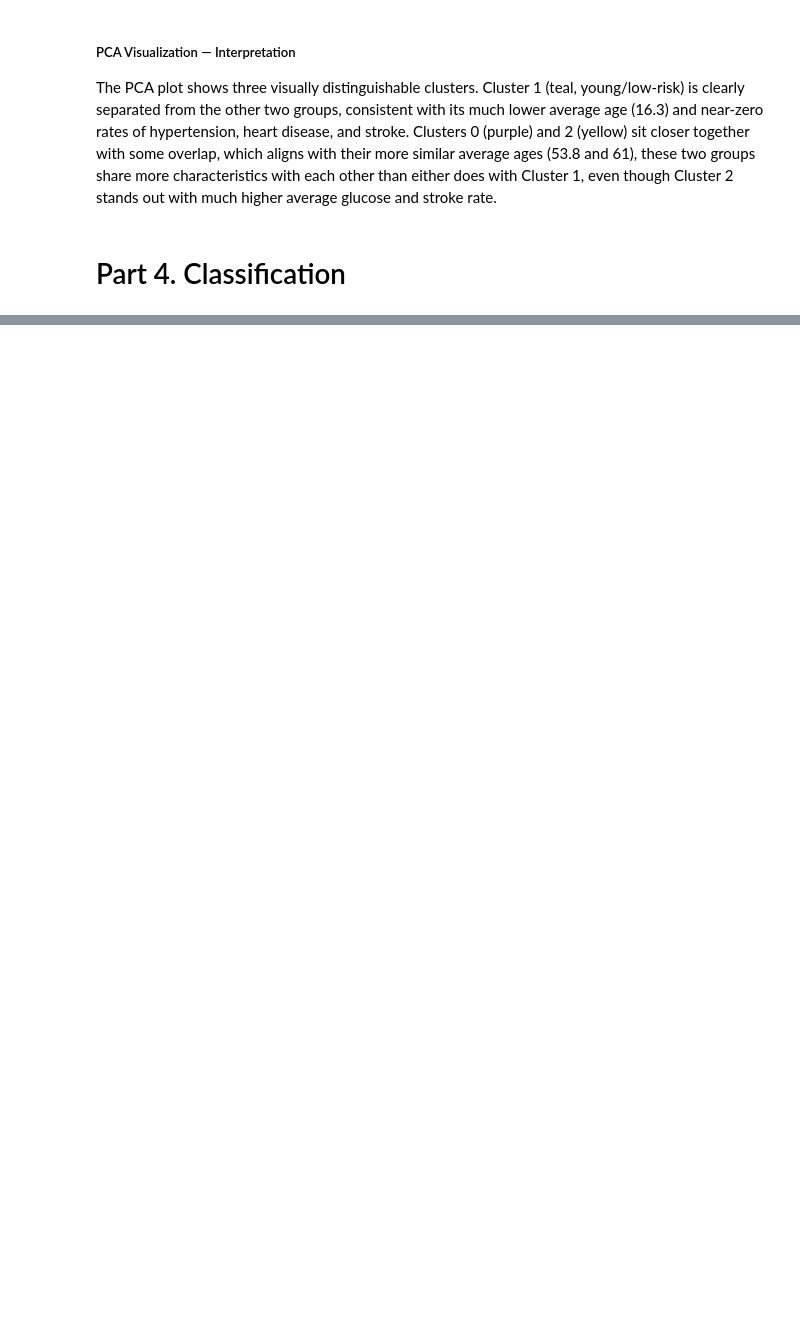
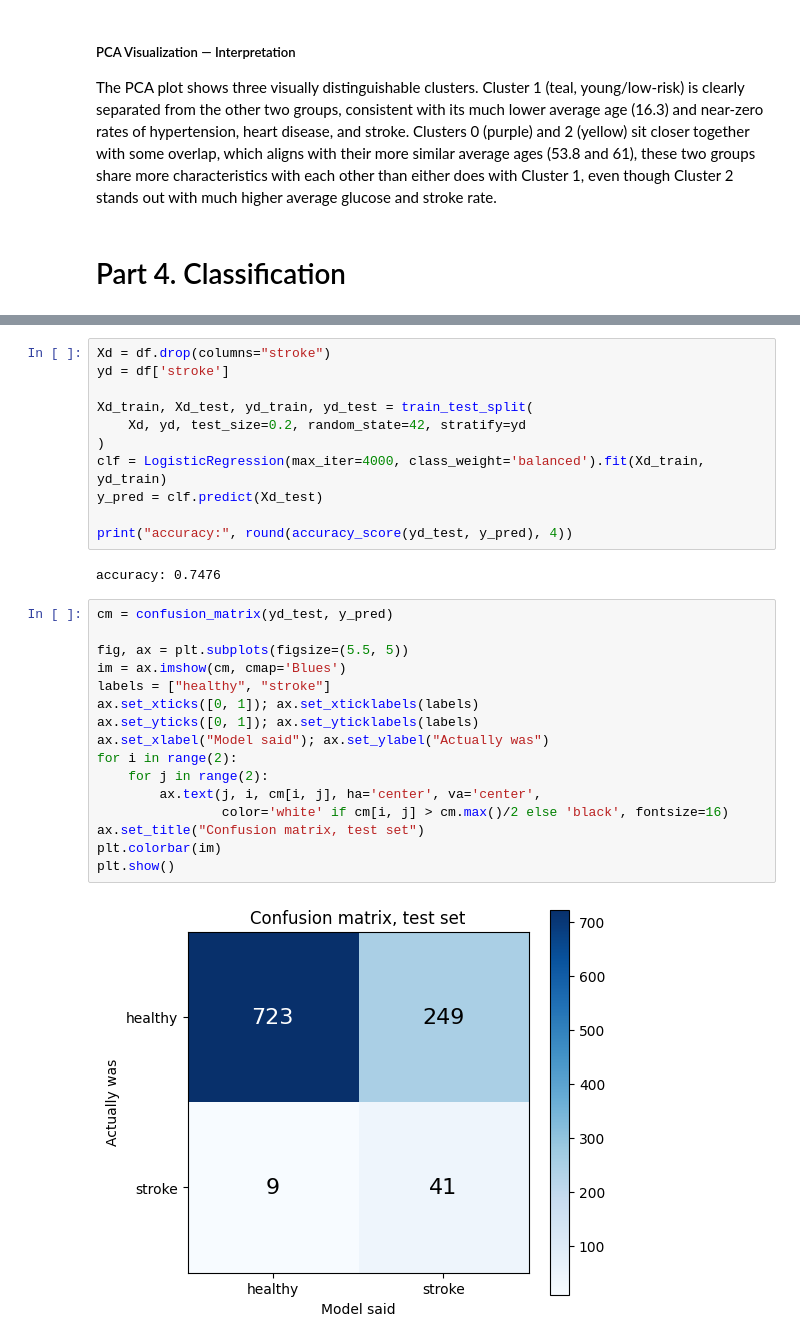
Before and after one commit to Paulelo/Capstone_project, a Jupyter notebook: group_28_capstone.ipynb, the cells around one changed output, grey strips where cells are left out. Cells and saved outputs as stored; diff of their text form; blank space fills up the shorter version.

Commit message:
Added LogisticRegression Classifier

```diff
--- a/group_28_capstone.ipynb
+++ b/group_28_capstone.ipynb
@@ -773 +791,32 @@ cluster                           0
 dtype: int64
+# %%
+Xd = df.drop(columns="stroke")
+yd = df['stroke']
+
+Xd_train, Xd_test, yd_train, yd_test = train_test_split(
+    Xd, yd, test_size=0.2, random_state=42, stratify=yd
+)
+clf = LogisticRegression(max_iter=4000, class_weight='balanced').fit(Xd_train, yd_train)
+y_pred = clf.predict(Xd_test)
+
+print("accuracy:", round(accuracy_score(yd_test, y_pred), 4))
+# %% [output]
+accuracy: 0.7476
+# %%
+cm = confusion_matrix(yd_test, y_pred)
+
+fig, ax = plt.subplots(figsize=(5.5, 5))
+im = ax.imshow(cm, cmap='Blues')
+labels = ["healthy", "stroke"]
+ax.set_xticks([0, 1]); ax.set_xticklabels(labels)
+ax.set_yticks([0, 1]); ax.set_yticklabels(labels)
+ax.set_xlabel("Model said"); ax.set_ylabel("Actually was")
+for i in range(2):
+    for j in range(2):
+        ax.text(j, i, cm[i, j], ha='center', va='center',
+                color='white' if cm[i, j] > cm.max()/2 else 'black', fontsize=16)
+ax.set_title("Confusion matrix, test set")
+plt.colorbar(im)
+plt.show()
+# %% [output]
+[figure, added]
```
Also changed, not shown: parts of 30 cells of this notebook.
